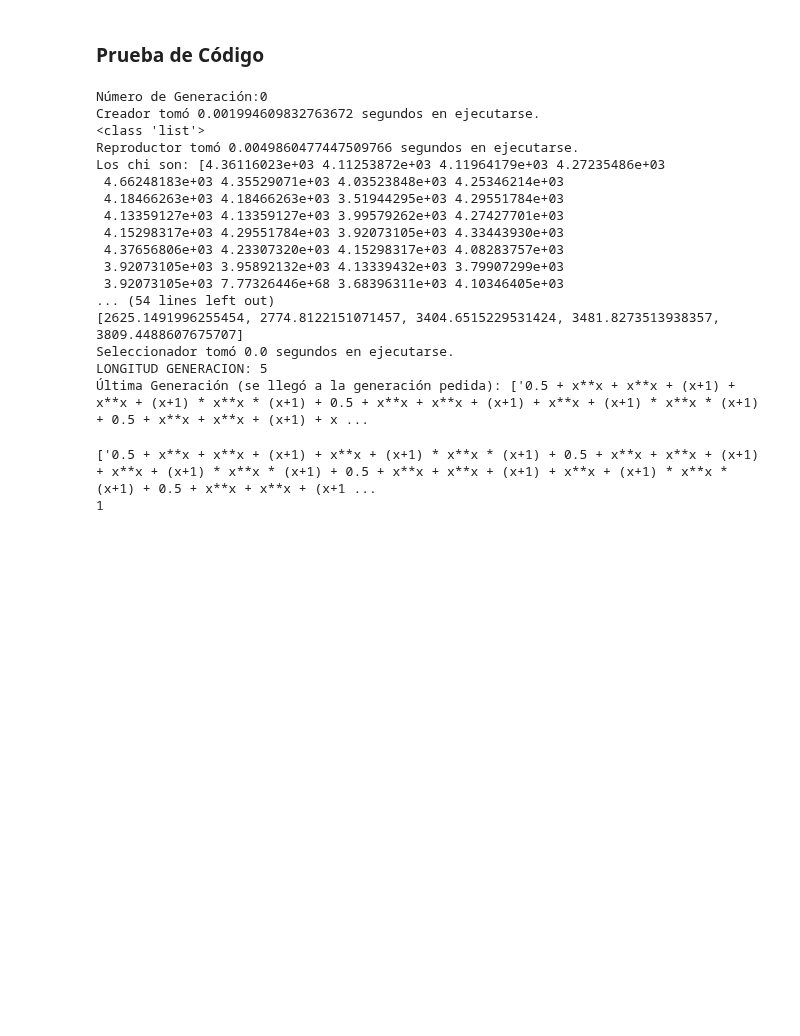
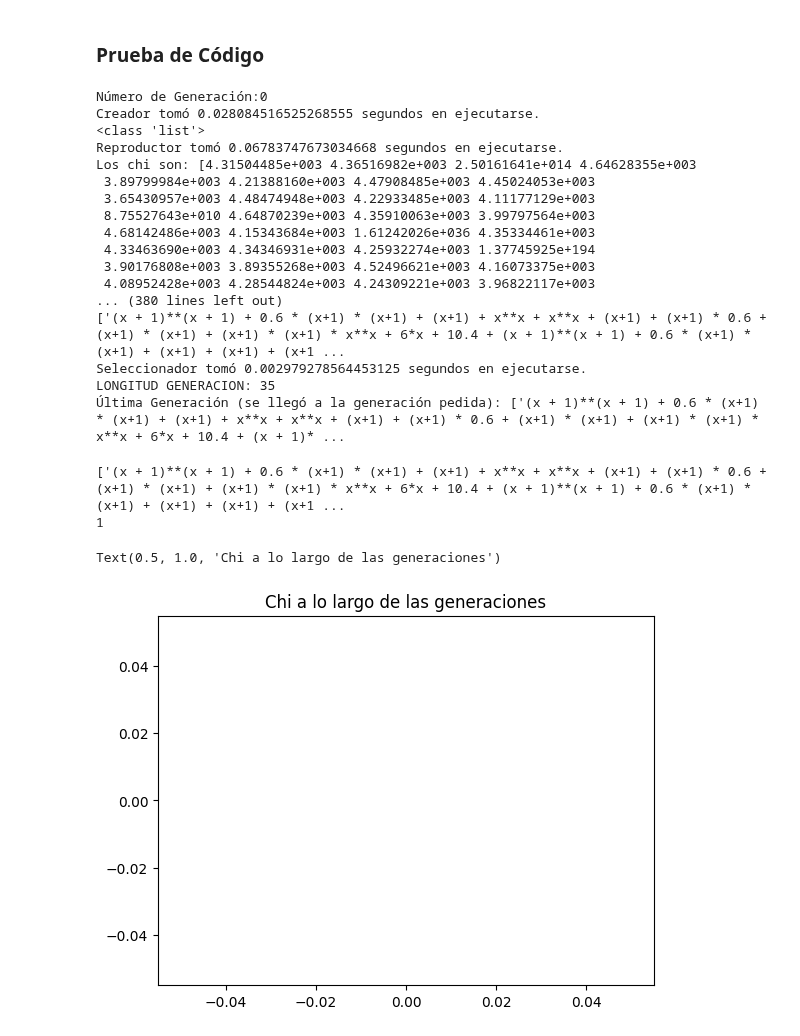
Before and after one commit to XimePS/Practica-DFI, a Jupyter notebook: GA_Arreglo.ipynb, the cells around one changed output. Drawn from its saved outputs; the diff is of its cells as text; code cells hidden in the pictures; blank space fills up the shorter version.

```diff
--- a/GA_Arreglo.ipynb
+++ b/GA_Arreglo.ipynb
@@ -312,29 +331,29 @@ import warnings
 # Desactivar la advertencia de desbordamiento en potencias
 warnings.filterwarnings("ignore", category=RuntimeWarning)
 
-GA = GA_2(4, 10, operaciones_base, poblacion_base, 20, 10, z, H, desv)
+GA = GA_2(5, 100, operaciones_base, poblacion_base, 20, 10, z, H, desv)
 # %% [output]
 Número de Generación:0
-Creador tomó 0.001994609832763672 segundos en ejecutarse.
+Creador tomó 0.028084516525268555 segundos en ejecutarse.
 <class 'list'>
-Reproductor tomó 0.0049860477447509766 segundos en ejecutarse.
-Los chi son: [4.36116023e+03 4.11253872e+03 4.11964179e+03 4.27235486e+03
- 4.66248183e+03 4.35529071e+03 4.03523848e+03 4.25346214e+03
- 4.18466263e+03 4.18466263e+03 3.51944295e+03 4.29551784e+03
- 4.13359127e+03 4.13359127e+03 3.99579262e+03 4.27427701e+03
- 4.15298317e+03 4.29551784e+03 3.92073105e+03 4.33443930e+03
- 4.37656806e+03 4.23307320e+03 4.15298317e+03 4.08283757e+03
- 3.92073105e+03 3.95892132e+03 4.13339432e+03 3.79907299e+03
- 3.92073105e+03 7.77326446e+68 3.68396311e+03 4.10346405e+03
-... (54 lines left out)
-[2625.1491996255454, 2774.8122151071457, 3404.6515229531424, 3481.8273513938357, 3809.4488607675707]
-Seleccionador tomó 0.0 segundos en ejecutarse.
-LONGITUD GENERACION: 5
-Última Generación (se llegó a la generación pedida): ['0.5 + x**x + x**x + (x+1) + x**x + (x+1) * x**x * (x+1) + 0.5 + x**x + x**x + (x+1) + x**x + (x+1) * x**x * (x+1) + 0.5 + x**x + x**x + (x+1) + x ...
+Reproductor tomó 0.06783747673034668 segundos en ejecutarse.
+Los chi son: [4.31504485e+003 4.36516982e+003 2.50161641e+014 4.64628355e+003
+ 3.89799984e+003 4.21388160e+003 4.47908485e+003 4.45024053e+003
+ 3.65430957e+003 4.48474948e+003 4.22933485e+003 4.11177129e+003
+ 8.75527643e+010 4.64870239e+003 4.35910063e+003 3.99797564e+003
+ 4.68142486e+003 4.15343684e+003 1.61242026e+036 4.35334461e+003
+ 4.33463690e+003 4.34346931e+003 4.25932274e+003 1.37745925e+194
+ 3.90176808e+003 3.89355268e+003 4.52496621e+003 4.16073375e+003
+ 4.08952428e+003 4.28544824e+003 4.24309221e+003 3.96822117e+003
+... (380 lines left out)
+['(x + 1)**(x + 1) + 0.6 * (x+1) * (x+1) + (x+1) + x**x + x**x + (x+1) + (x+1) * 0.6 + (x+1) * (x+1) + (x+1) * (x+1) * x**x + 6*x + 10.4 + (x + 1)**(x + 1) + 0.6 * (x+1) * (x+1) + (x+1) + (x+1) + (x+1 ...
+Seleccionador tomó 0.002979278564453125 segundos en ejecutarse.
+LONGITUD GENERACION: 35
+Última Generación (se llegó a la generación pedida): ['(x + 1)**(x + 1) + 0.6 * (x+1) * (x+1) + (x+1) + x**x + x**x + (x+1) + (x+1) * 0.6 + (x+1) * (x+1) + (x+1) * (x+1) * x**x + 6*x + 10.4 + (x + 1)* ...
 # %%
-Chi = np.zeros(len(GA))
+Chi = np.zeros(len(GA[0]))
 x = symbols('x')
-expresiones_sympy = [sympify(exp) for exp in GA]
+expresiones_sympy = [sympify(exp) for exp in GA[0]]
 
 funciones_evaluadas = [lambdify(x, expr, 'numpy') for expr in expresiones_sympy]
 valores_x_np = np.array(z)
@@ -349,7 +368,7 @@ for n, funcion_evaluada in enumerate(funciones_evaluadas):
 seleccion = min(Chi)
 seleccionados = Chi[Chi == seleccion]
 indices = np.where(Chi == seleccion)[0]
-funciones_seleccionadas = [GA[i] for i in indices]
+funciones_seleccionadas = [GA[0][i] for i in indices]
 
 print(funciones_seleccionadas)
 print(len(funciones_seleccionadas))
@@ -358,8 +377,26 @@ funcion = lambdify(x, funciones_seleccionadas[0], 'numpy')
 
 evaluada = funcion(z)
 # %% [output]
-['0.5 + x**x + x**x + (x+1) + x**x + (x+1) * x**x * (x+1) + 0.5 + x**x + x**x + (x+1) + x**x + (x+1) * x**x * (x+1) + 0.5 + x**x + x**x + (x+1) + x**x + (x+1) * x**x * (x+1) + 0.5 + x**x + x**x + (x+1 ...
+['(x + 1)**(x + 1) + 0.6 * (x+1) * (x+1) + (x+1) + x**x + x**x + (x+1) + (x+1) * 0.6 + (x+1) * (x+1) + (x+1) * (x+1) * x**x + 6*x + 10.4 + (x + 1)**(x + 1) + 0.6 * (x+1) * (x+1) + (x+1) + (x+1) + (x+1 ...
 1
+# %%
+Chi = GA[1]
+
+Gran_Chi = np.zeros(len(GA[1]))
+
+Numero_generacion = np.zeros(len(GA[1]))
+
+i = 1
+for n in range(0, len(Chi)):
+    Numero_generacion[n] = i
+    Gran_Chi[n] = mean(Chi[n])
+    i+=1
+
+plt.plot(Numero_generacion, Gran_Chi)
+plt.title('Chi a lo largo de las generaciones')
+# %% [output]
+Text(0.5, 1.0, 'Chi a lo largo de las generaciones')
+[figure, added]
 # %%
 def H_bm(z, Omega_r, Omega_m, Omega_lambda, omega_DE, Omega_0):
     return H_0*np.sqrt((Omega_r*(1+z)**(3*(1 + 1/3)) + Omega_m*(1+z)**3 + Omega_lambda*(1+z)**(3*(1+omega_DE)) + (1-Omega_0)*(1+z)**2))
```
Also changed, not shown: parts of 8 cells of this notebook.
